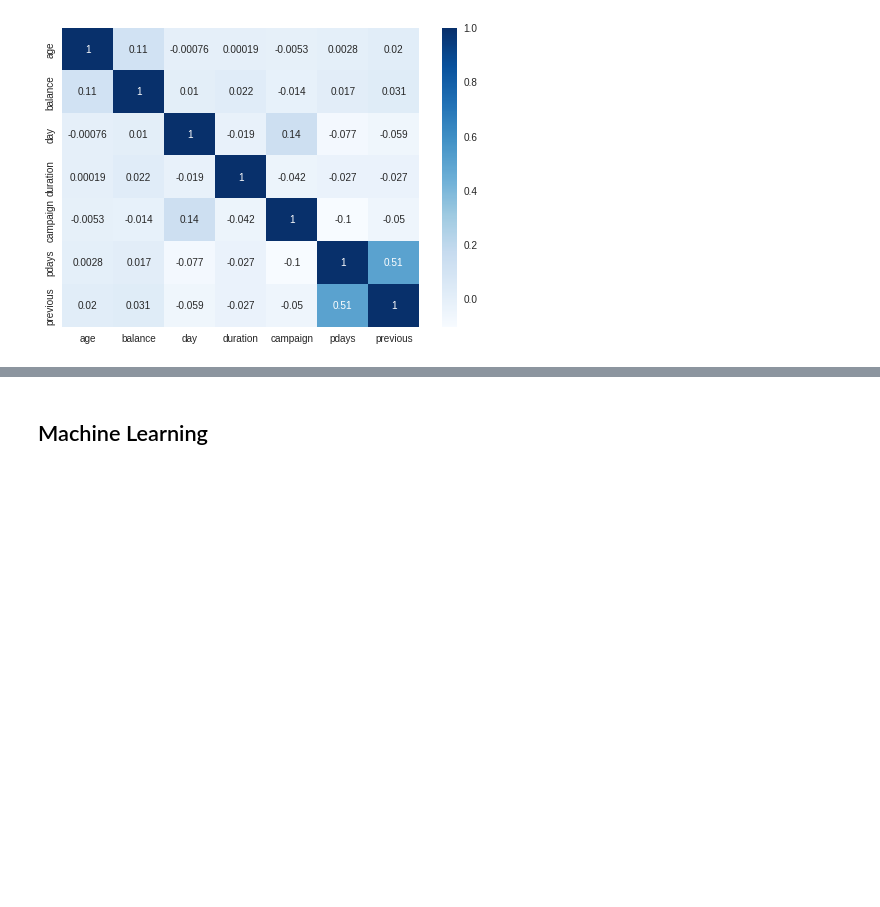
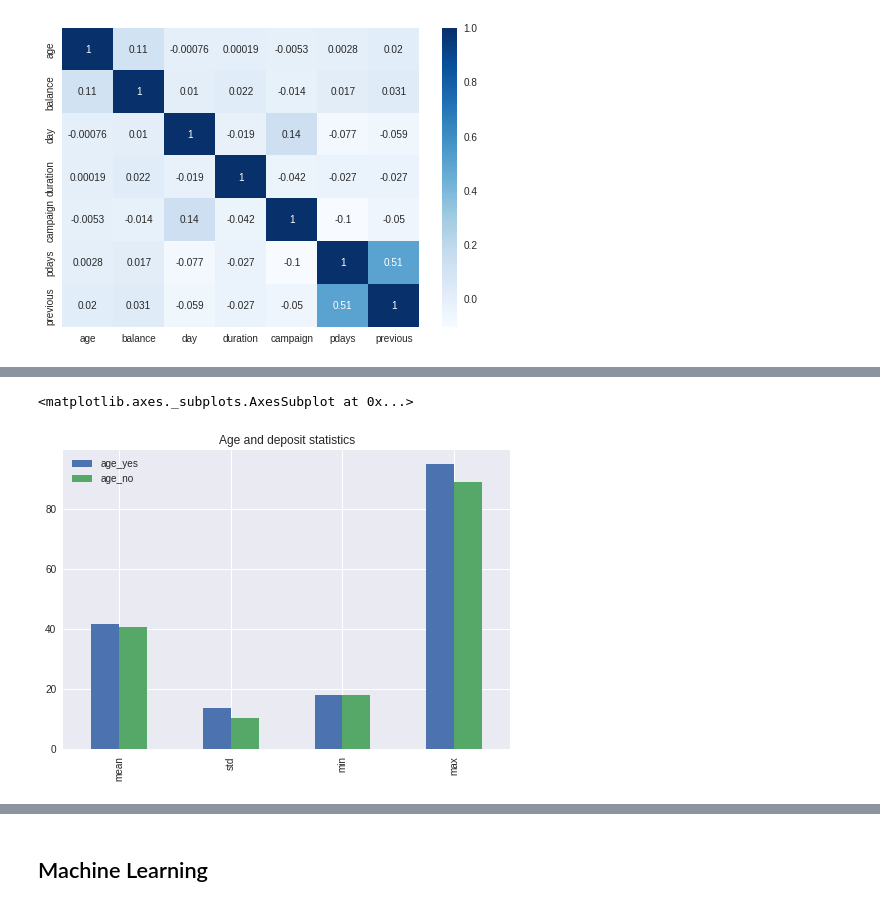
Before and after one commit to amltago/project2, a Jupyter notebook: ProjectB2.ipynb, the cells around one changed output, grey strips where cells are left out. Saved outputs shown, nothing was run; the diff lists cells and outputs as text; code cells hidden in the pictures; blank space fills up the shorter version.

```diff
--- a/ProjectB2.ipynb
+++ b/ProjectB2.ipynb
@@ -468,0 +516,8 @@ sns.heatmap(corr, cmap = 'Blues', annot = True);
+# %%
+#age and deposit
+
+a_df = pd.DataFrame()
+a_df['age_yes'] = (df[df['deposit'] == 'yes'][['deposit','age']].describe())['age']
+a_df['age_no'] = (df[df['deposit'] == 'no'][['deposit','age']].describe())['age']
+
+a_df
@@ -468,0 +534,5 @@ sns.heatmap(corr, cmap = 'Blues', annot = True);
+# %%
+a_df.drop(['count', '25%', '50%', '75%']).plot.bar(title = 'Age and deposit statistics')
+# %% [output]
+<matplotlib.axes._subplots.AxesSubplot at 0x...>
+[figure, added]
```
Also changed, not shown: parts of 21 cells of this notebook.
